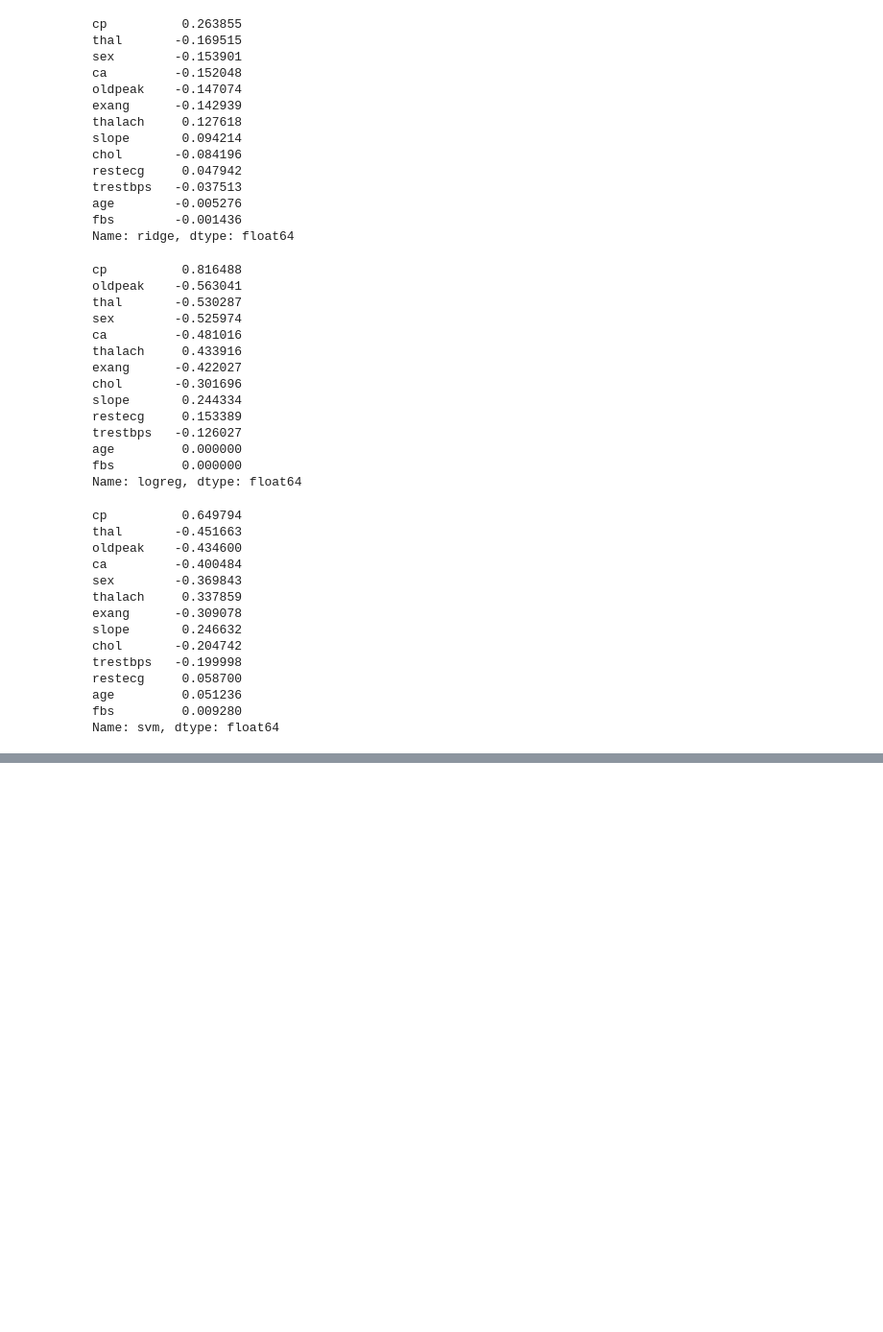
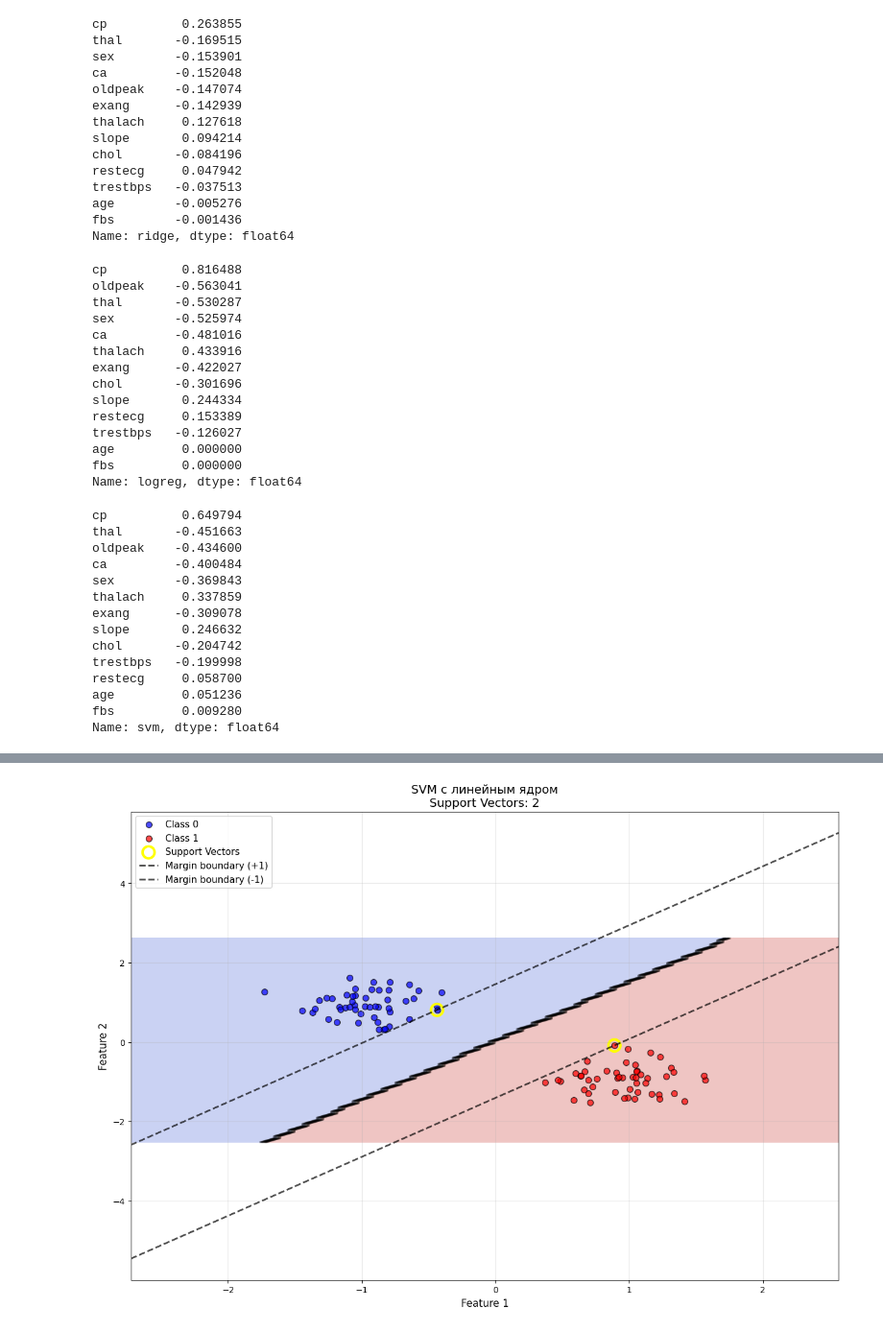
Before and after one commit to SerMisterMish/Statistical_and_Machine_Learning, a Jupyter notebook: supervised_learning/claffication.ipynb, the cells around one changed output, grey strips where cells are left out. Shown at 96% size. Drawn from its saved outputs; the diff is of its cells as text; code cells hidden in the pictures; blank space fills up the shorter version.

```diff
--- a/supervised_learning/claffication.ipynb
+++ b/supervised_learning/claffication.ipynb
@@ -953,0 +904,83 @@ SVM с линейным ядром (2D PCA):
+# %%
+import numpy as np
+import matplotlib.pyplot as plt
+from sklearn.datasets import make_blobs
+from sklearn.svm import SVC
+from sklearn.preprocessing import StandardScaler
+
+# Создадим простой synthetic dataset для наглядности
+X, y = make_blobs(n_samples=100, centers=2, random_state=42, cluster_std=1.2)
+scaler = StandardScaler()
+X_scaled = scaler.fit_transform(X)
+
+# Обучаем SVM
+svm = SVC(kernel='linear', C=1.0, random_state=42)
+svm.fit(X_scaled, y)
+
+# Функция для визуализации с объяснениями
+def plot_svm_with_explanation(X, y, model, title):
+    plt.figure(figsize=(15, 10))
+
+    # Создаем сетку для визуализации
+    x_min, x_max = X[:, 0].min() - 1, X[:, 0].max() + 1
+    y_min, y_max = X[:, 1].min() - 1, X[:, 1].max() + 1
+    xx, yy = np.meshgrid(np.linspace(x_min, x_max, 100),
+                         np.linspace(y_min, y_max, 100))
+
+    # Предсказания для сетки
+    Z = model.predict(np.c_[xx.ravel(), yy.ravel()])
+    Z = Z.reshape(xx.shape)
+
+    # 1. Визуализация разделяющей гиперплоскости и зазора
+    plt.contourf(xx, yy, Z, alpha=0.3, cmap='coolwarm')
+    plt.contour(xx, yy, Z, colors='black', linewidths=2, alpha=0.5)
+
+    # 2. Обычные точки данных
+    plt.scatter(X[y == 0, 0], X[y == 0, 1], c='blue', s=50,
+                edgecolor='k', alpha=0.7, label='Class 0')
+    plt.scatter(X[y == 1, 0], X[y == 1, 1], c='red', s=50,
+                edgecolor='k', alpha=0.7, label='Class 1')
+
+    # 3. ПОДДЕРЖЕКТОРЫ - самые важные точки!
+    support_vectors = model.support_vectors_
+    plt.scatter(support_vectors[:, 0], support_vectors[:, 1],
+                s=200, facecolors='none', edgecolors='yellow',
+                linewidths=3, label='Support Vectors')
+
+    # 4. Маргинальные гиперплоскости
+    # Для линейного ядра можем вычислить границы зазора
+    if model.kernel == 'linear':
+        w = model.coef_[0]
+        b = model.intercept_[0]
+
+        # Уравнение разделяющей гиперплоскости: w·x + b = 0
+        # Маргинальные гиперплоскости: w·x + b = ±1
+
+        # Находим точки на границах зазора
+        x_plot = np.linspace(x_min, x_max, 100)
+        y_plot_upper = (-w[0] * x_plot - b + 1) / w[1]
+        y_plot_lower = (-w[0] * x_plot - b - 1) / w[1]
+
+        plt.plot(x_plot, y_plot_upper, 'k--', alpha=0.7, linewidth=2, label='Margin boundary (+1)')
+        plt.plot(x_plot, y_plot_lower, 'k--', alpha=0.7, linewidth=2, label='Margin boundary (-1)')
+
+    plt.title(f'{title}\nSupport Vectors: {len(support_vectors)}', fontsize=14)
+    plt.xlabel('Feature 1', fontsize=12)
+    plt.ylabel('Feature 2', fontsize=12)
+    plt.legend(fontsize=11)
+    plt.grid(True, alpha=0.3)
+    plt.show()
+
+    return support_vectors
+
+# Визуализируем с объяснениями
+support_vectors = plot_svm_with_explanation(X_scaled, y, svm, "SVM с линейным ядром")
+
+print("="*60)
+print("ИНТЕРПРЕТАЦИЯ ПОДДЕРЖЕКТОРОВ")
+print("="*60)
+print(f"Всего точек: {len(X)}")
+print(f"Количество поддержекторов: {len(support_vectors)}")
+print(f"Процент поддержекторов: {len(support_vectors)/len(X)*100:.1f}%")
+# %% [output]
+[figure, added]
```
Also changed, not shown: parts of 12 cells of this notebook.
